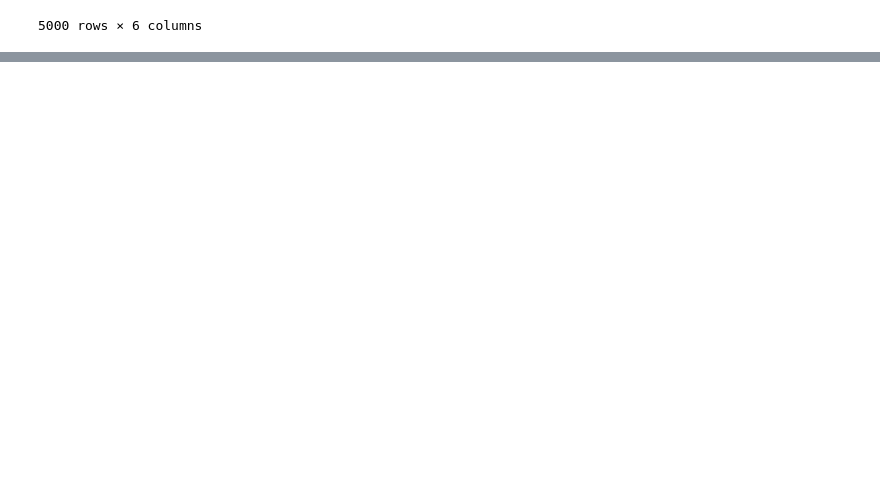
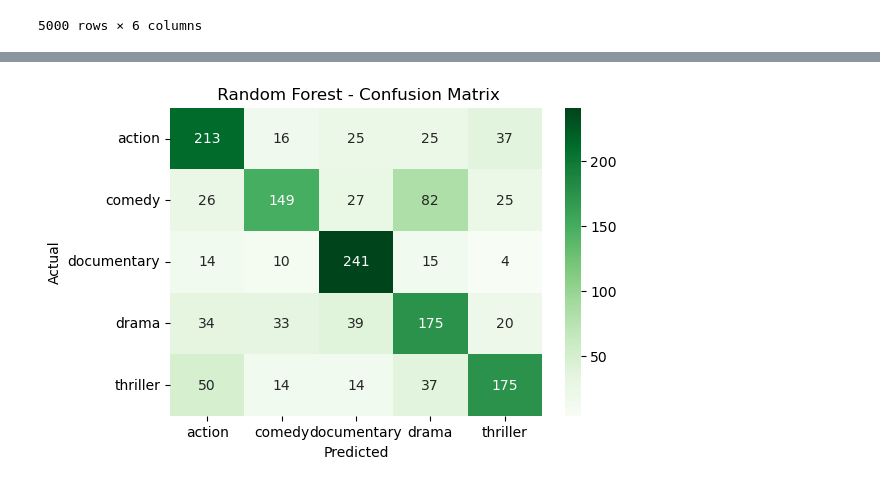
Before and after one commit to alduingae/AA-Assignment2, a Jupyter notebook: AA_ASSIGNMENT2_PERSONAL.ipynb, the cells around one changed output, grey strips where cells are left out. Saved outputs shown, nothing was run; the diff lists cells and outputs as text; code cells hidden in the pictures; blank space fills up the shorter version.

```diff
--- a/AA_ASSIGNMENT2_PERSONAL.ipynb
+++ b/AA_ASSIGNMENT2_PERSONAL.ipynb
@@ -705,0 +698,11 @@ cm = confusion_ma
+# %%
+from sklearn.ensemble import RandomForestClassifier
+
+rf = RandomForestClassifier(n_estimators=100)
+rf.fit(X_train, y_train)
+y_pred_rf = rf.predict(X_test)
+
+print("🟢 Random Forest Report")
+print(classification_report(y_test, y_pred_rf, target_names=label_encoder.classes_))
+f1_rf = f1_score(y_test, y_pred_rf, average='weighted')
+print(f"🎯 Weighted F1 Score: {f1_rf:.4f}")
@@ -705,0 +724,11 @@ cm = confusion_ma
+# %%
+cm_rf = confusion_matrix(y_test, y_pred_rf)
+
+plt.figure(figsize=(6, 4))
+sns.heatmap(cm_rf, annot=True, fmt="d", cmap="Greens", xticklabels=label_encoder.classes_, yticklabels=label_encoder.classes_)
+plt.title(" Random Forest - Confusion Matrix")
+plt.xlabel("Predicted")
+plt.ylabel("Actual")
+plt.show()
+# %% [output]
+[figure, added]
```
Also changed, not shown: parts of 32 cells of this notebook, 1 other file.
